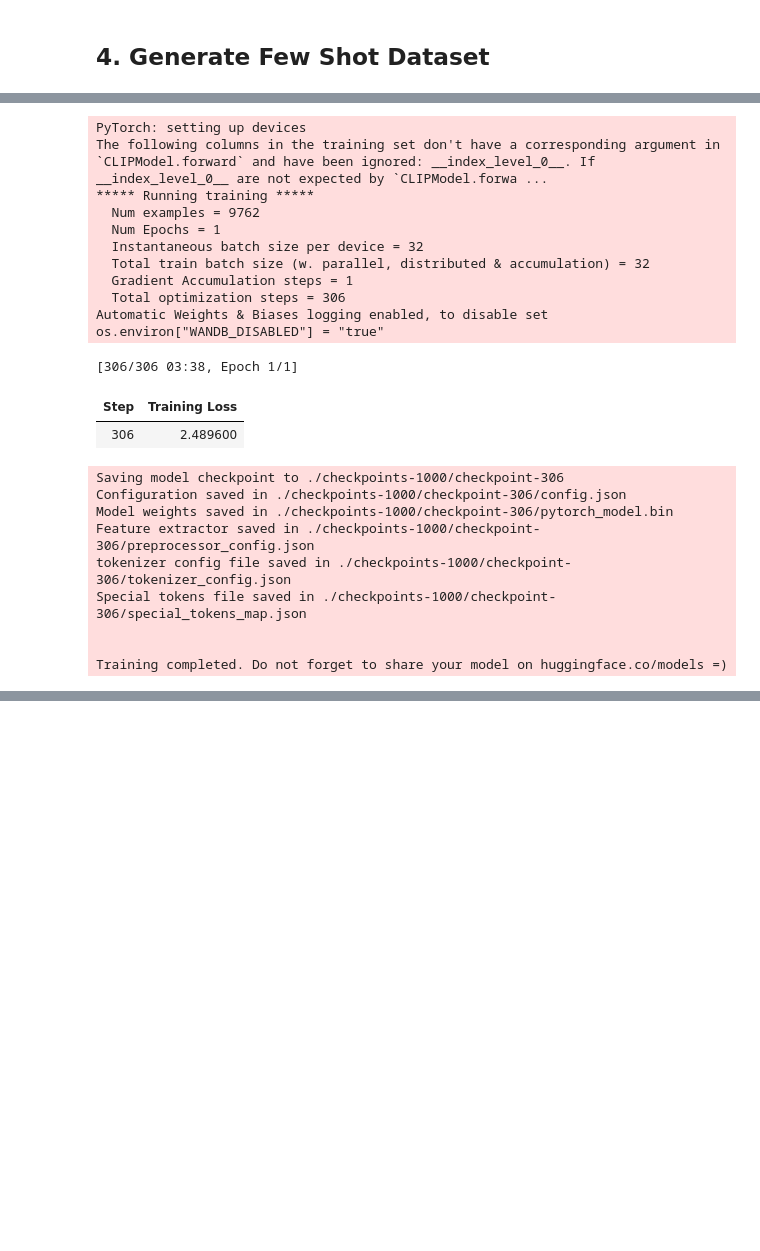
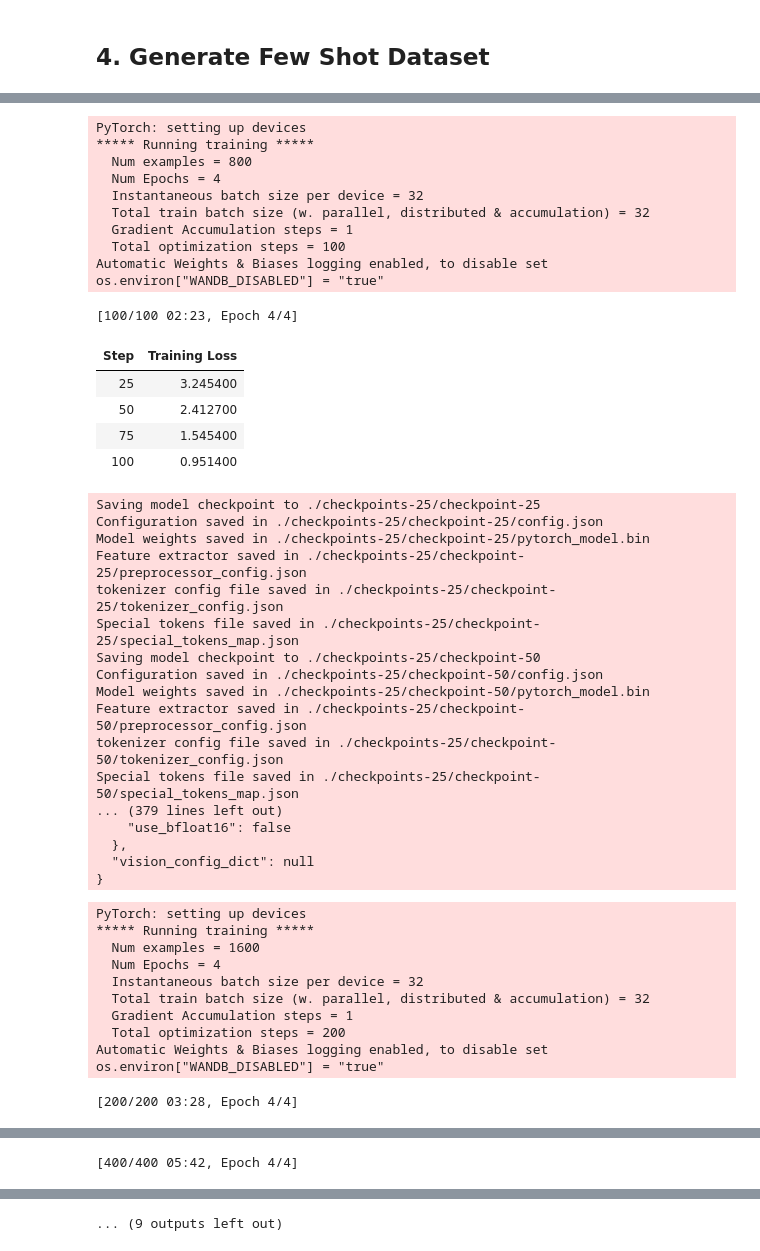
Before and after one commit to vincentclaes/emoji-predictor, a Jupyter notebook: fine-tune/04-few-shot-with-CLIP-on-train-dataset-tweets.ipynb, the cells around one changed output, grey strips where cells are left out. Saved outputs shown, nothing was run; the diff lists cells and outputs as text; code cells hidden in the pictures; blank space fills up the shorter version.

```diff
--- a/fine-tune/04-few-shot-with-CLIP-on-train-dataset-tweets.ipynb
+++ b/fine-tune/04-few-shot-with-CLIP-on-train-dataset-tweets.ipynb
@@ -79,29 +103,33 @@ def plot(df):
     df["label"].value_counts().plot(kind = 'bar')
 
 
-def under_sample(df, max_no_rows=None):
+def sample(df, max_no_rows=None):
     if max_no_rows is None:
         max_no_rows = min([x[1].shape[0] for x in df.groupby("label")])
     print(f"max no of rows: {max_no_rows}")
 
-    def _under_sample(x):
+    def _sample(x):
         # do not undersample if we have less than
-        if x.shape[0] > max_no_rows:
-            return x.sample(n=max_no_rows, replace=False, axis=0).reset_index(drop=True)
-        return x
+#         if x.shape[0] > max_no_rows:
+        return x.sample(n=max_no_rows, replace=True, axis=0)
+#         return x
 
-    df = df.groupby("label", as_index=False).apply(lambda x: _under_sample(x))
+    df = df.groupby("label", as_index=False).apply(lambda x: _sample(x)).reset_index(drop=True)
     plot(df)
     return df
 
 # _range = [1, 5, 10, 15, 20, 25, 50, 100, 250, 500]
-_range = [1000]
+# _range = [1, 5, 10, 15, 20, 25, 50]
+# _range = [1, 5, 10, 15, 20]
+_range = [25, 50, 100, 250, 500]
+# _range = [1000]
+
 
 df_train = train_dataset.to_pandas()
 dataset_dict = {}
 
 for i in _range:
-    df_train_few_shot = under_sample(df=df_train, max_no_rows=i)
+    df_train_few_shot = sample(df=df_train, max_no_rows=i)
     dataset_dict[i] =  Dataset.from_pandas(df_train_few_shot)
 
 dataset_dict
@@ -115,4 +163,7 @@ max no of rows: 1000
 # %%
+import os
+import shutil
+
 for few_shots, train_dataset in dataset_dict.items():
 
     # fetch a freshc validation dataset
@@ -201,8 +252,9 @@ for few_shots, train_dataset in dataset_dict.items():
 
     from pathlib import Path
     dir_ = f"./checkpoints-{few_shots}"
+    if os.path.exists(dir_):
+        shutil.rmtree(dir_)
     Path(dir_).mkdir(parents=True, exist_ok=True)
-
     trainer = Trainer(
         model=model,
         args=TrainingArguments(output_dir=dir_,
@@ -210,7 +262,7 @@ for few_shots, train_dataset in dataset_dict.items():
                                # no of emojis
                                per_device_eval_batch_size=32,
                                per_device_train_batch_size=32,
-                               num_train_epochs=1,
+                               num_train_epochs=4,
     # I couldn't make evaluation work.
     #                            evaluation_strategy = "steps",
     #                            eval_steps=8,
@@ -228,45 +280,65 @@ for few_shots, train_dataset in dataset_dict.items():
         data_collator=collate_fn,
         tokenizer=processor
     )
 
     train_result = trainer.train()
 # %% [output]
 loading configuration file config.json from cache at /root/.cache/huggingface/hub/models--openai--clip-vit-base-patch32/snapshots/f330785f9a2435f10d525312e9c0408703b80cfa/config.json
 text_config_dict is None. Initializing the CLIPTextConfig with default values.
 vision_config_dict is None. initializing the CLIPVisionConfig with default values.
 Model config CLIPConfig {
   "_commit_hash": "f330785f9a2435f10d525312e9c0408703b80cfa",
   "_name_or_path": "openai/clip-vit-base-patch32",
   "architectures": [
     "CLIPModel"
   ],
   "initializer_factor": 1.0,
   "logit_scale_init_value": 2.6592,
   "model_type": "clip",
 ... (350 lines left out)
     "use_bfloat16": false
   },
   "vision_config_dict": null
 }
 PyTorch: setting up devices
-The following columns in the training set don't have a corresponding argument in `CLIPModel.forward` and have been ignored: __index_level_0__. If __index_level_0__ are not expected by `CLIPModel.forwa ...
 ***** Running training *****
-  Num examples = 9762
-  Num Epochs = 1
+  Num examples = 800
+  Num Epochs = 4
   Instantaneous batch size per device = 32
   Total train batch size (w. parallel, distributed & accumulation) = 32
   Gradient Accumulation steps = 1
-  Total optimization steps = 306
+  Total optimization steps = 100
 Automatic Weights & Biases logging enabled, to disable set os.environ["WANDB_DISABLED"] = "true"
-[306/306 03:38, Epoch 1/1]
+[100/100 02:23, Epoch 4/4]
 | Step | Training Loss |
-| 306 | 2.489600 |
+| 25 | 3.245400 |
+| 50 | 2.412700 |
+| 75 | 1.545400 |
+| 100 | 0.951400 |
-Saving model checkpoint to ./checkpoints-1000/checkpoint-306
-Configuration saved in ./checkpoints-1000/checkpoint-306/config.json
-Model weights saved in ./checkpoints-1000/checkpoint-306/pytorch_model.bin
-Feature extractor saved in ./checkpoints-1000/checkpoint-306/preprocessor_config.json
-tokenizer config file saved in ./checkpoints-1000/checkpoint-306/tokenizer_config.json
-Special tokens file saved in ./checkpoints-1000/checkpoint-306/special_tokens_map.json
-
-
-Training completed. Do not forget to share your model on huggingface.co/models =)
+Saving model checkpoint to ./checkpoints-25/checkpoint-25
+Configuration saved in ./checkpoints-25/checkpoint-25/config.json
+Model weights saved in ./checkpoints-25/checkpoint-25/pytorch_model.bin
+Feature extractor saved in ./checkpoints-25/checkpoint-25/preprocessor_config.json
+tokenizer config file saved in ./checkpoints-25/checkpoint-25/tokenizer_config.json
+Special tokens file saved in ./checkpoints-25/checkpoint-25/special_tokens_map.json
+Saving model checkpoint to ./checkpoints-25/checkpoint-50
+Configuration saved in ./checkpoints-25/checkpoint-50/config.json
+Model weights saved in ./checkpoints-25/checkpoint-50/pytorch_model.bin
+Feature extractor saved in ./checkpoints-25/checkpoint-50/preprocessor_config.json
+tokenizer config file saved in ./checkpoints-25/checkpoint-50/tokenizer_config.json
+Special tokens file saved in ./checkpoints-25/checkpoint-50/special_tokens_map.json
+... (379 lines left out)
+    "use_bfloat16": false
+  },
+  "vision_config_dict": null
+}
+PyTorch: setting up devices
+***** Running training *****
+  Num examples = 1600
+  Num Epochs = 4
+  Instantaneous batch size per device = 32
+  Total train batch size (w. parallel, distributed & accumulation) = 32
+  Gradient Accumulation steps = 1
+  Total optimization steps = 200
+Automatic Weights & Biases logging enabled, to disable set os.environ["WANDB_DISABLED"] = "true"
+[200/200 03:28, Epoch 4/4]
@@ -272,0 +376 @@ Training completed. Do not forget to share your model on huggingface.co/models =
+[400/400 05:42, Epoch 4/4]
@@ -272,0 +382 @@ Training completed. Do not forget to share your model on huggingface.co/models =
+... (9 outputs left out)
```
Also changed, not shown: parts of 5 cells of this notebook, 4 other files.
